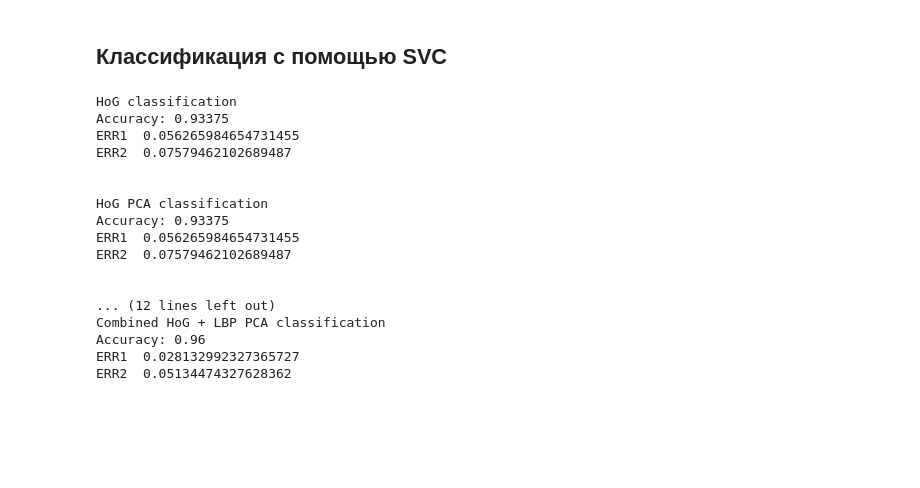
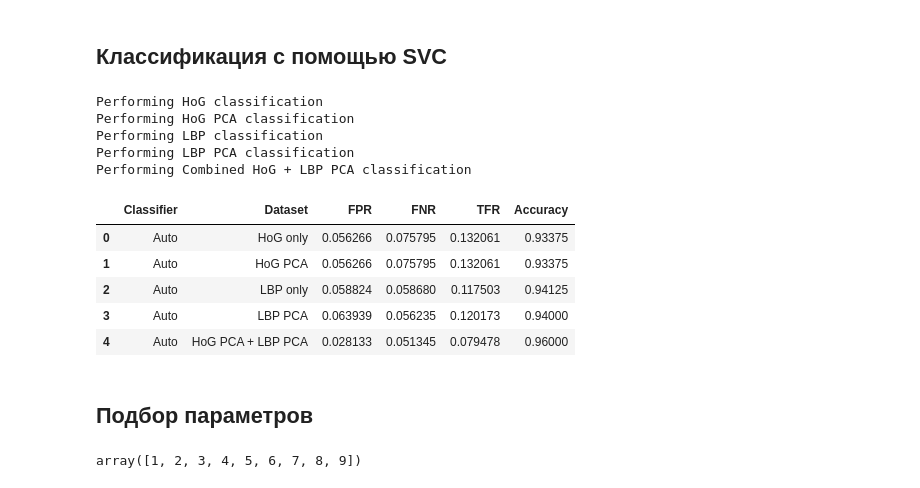
Before and after one commit to darja/NeuralUni, a Jupyter notebook: 13_classic_ml_2_pro_ryazhskikh.ipynb, the cells around one changed output. Cells and saved outputs as stored; diff of their text form; code cells hidden in the pictures; blank space fills up the shorter version.

```diff
--- a/13_classic_ml_2_pro_ryazhskikh.ipynb
+++ b/13_classic_ml_2_pro_ryazhskikh.ipynb
@@ -273,46 +299,60 @@ def print_errors(expected, predicted):
     print('ERR2 ', FNR)
     return (FPR, FNR, acc)
 
-def fit_and_predict(classifier, train_set, test_set):
+def fit_and_predict(classifier, classifier_name, dataset_name, train_set, test_set, result_accum):
     classifier.fit(train_set, train_labels)
 
     predicted = classifier.predict(test_set)
-    print_errors(test_labels, predicted)
+    FPR, FNR, acc = calculate_errors(test_labels, predicted)
+    result_accum = result_accum.append({"Classifier": classifier_name, "Dataset": dataset_name, "FPR": FPR, "FNR": FNR, "TFR": FPR + FNR, "Accuracy": acc}, ignore_index=True)
+    return result_accum
 
-def fit_and_predict_all_datasets(create_classifier):
-    print("HoG classification")
-    fit_and_predict(create_classifier(), train_hog, test_hog)
+def fit_and_predict_all_datasets(create_classifier, classifier_string, result_accum, verbose = False):
+    if verbose:
+        print("Performing HoG classification")
+    result_accum = fit_and_predict(create_classifier(), classifier_string, "HoG only", train_hog, test_hog, result_accum)
 
-    print("\n\nHoG PCA classification")
-    fit_and_predict(create_classifier(), train_hog_pca, test_hog_pca)
+    if verbose:
+        print("Performing HoG PCA classification")
+    result_accum = fit_and_predict(create_classifier(), classifier_string, "HoG PCA", train_hog_pca, test_hog_pca, result_accum)
 
-    print("\n\nLBP classification")
-    fit_and_predict(create_classifier(), train_lbp, test_lbp)
+    if verbose:
+        print("Performing LBP classification")
+    result_accum = fit_and_predict(create_classifier(), classifier_string, "LBP only", train_lbp, test_lbp, result_accum)
 
-    print("\n\nLBP PCA classification")
-    fit_and_predict(create_classifier(), train_lbp_pca, test_lbp_pca)
+    if verbose:
+        print("Performing LBP PCA classification")
+    result_accum = fit_and_predict(create_classifier(), classifier_string, "LBP PCA", train_lbp_pca, test_lbp_pca, result_accum)
 
-    print("\n\nCombined HoG + LBP PCA classification")
-    fit_and_predict(create_classifier(), train_combined_pca, test_combined_pca)
+    if verbose:
+        print("Performing Combined HoG + LBP PCA classification")
+    result_accum = fit_and_predict(create_classifier(), classifier_string, "HoG PCA + LBP PCA", train_combined_pca, test_combined_pca, result_accum)
+    return result_accum
 # %% [markdown]
 ## Классификация с помощью SVC
-# %%
-fit_and_predict_all_datasets(lambda: SVC(gamma="auto"))
-# %% [output]
-HoG classification
-Accuracy: 0.93375
-ERR1  0.056265984654731455
-ERR2  0.07579462102689487
-
-
-HoG PCA classification
-Accuracy: 0.93375
-ERR1  0.056265984654731455
-ERR2  0.07579462102689487
-
-
-... (12 lines left out)
-Combined HoG + LBP PCA classification
-Accuracy: 0.96
-ERR1  0.028132992327365727
-ERR2  0.05134474327628362
+# %%
+result = pd.DataFrame(columns=['Classifier', 'Dataset', 'FPR', 'FNR', 'TFR', "Accuracy"])
+
+result = fit_and_predict_all_datasets(lambda: SVC(gamma="auto"), "Auto", result, True)
+# %% [output]
+Performing HoG classification
+Performing HoG PCA classification
+Performing LBP classification
+Performing LBP PCA classification
+Performing Combined HoG + LBP PCA classification
+# %%
+result
+# %% [output]
+|  | Classifier | Dataset | FPR | FNR | TFR | Accuracy |
+| 0 | Auto | HoG only | 0.056266 | 0.075795 | 0.132061 | 0.93375 |
+| 1 | Auto | HoG PCA | 0.056266 | 0.075795 | 0.132061 | 0.93375 |
+| 2 | Auto | LBP only | 0.058824 | 0.058680 | 0.117503 | 0.94125 |
+| 3 | Auto | LBP PCA | 0.063939 | 0.056235 | 0.120173 | 0.94000 |
+| 4 | Auto | HoG PCA + LBP PCA | 0.028133 | 0.051345 | 0.079478 | 0.96000 |
+# %% [markdown]
+## Подбор параметров
+# %%
+gamma_range =  np.arange(1, 10)
+gamma_range
+# %% [output]
+array([1, 2, 3, 4, 5, 6, 7, 8, 9])
```
Also changed, not shown: parts of 14 cells of this notebook.
